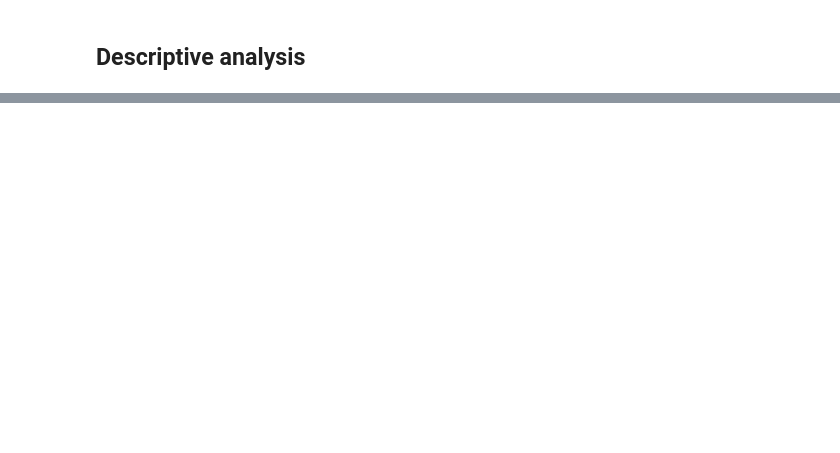
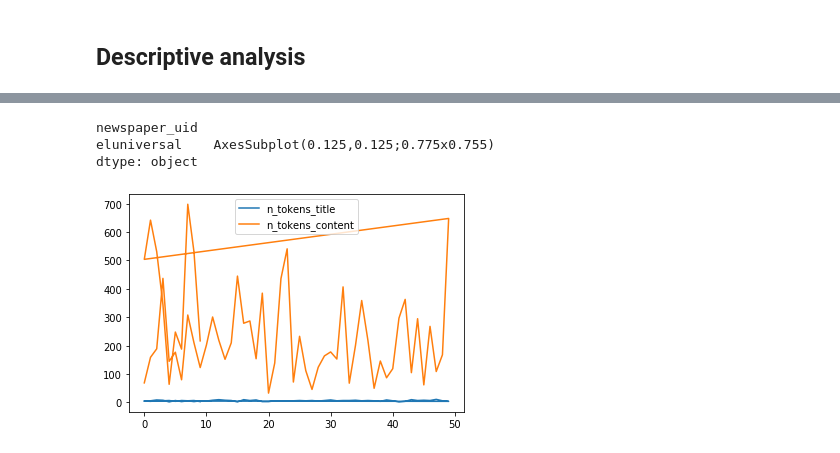
Before and after one commit to eocode/News-Scraper-A-Complete-ETL-Process, a Jupyter notebook: notebooks/Exploring.ipynb, the cells around one changed output, grey strips where cells are left out. Saved outputs shown, nothing was run; the diff lists cells and outputs as text; code cells hidden in the pictures; blank space fills up the shorter version.

```diff
--- a/notebooks/Exploring.ipynb
+++ b/notebooks/Exploring.ipynb
@@ -359,0 +511,7 @@ Length: 50, dtype: object
+# %%
+grouped.plot()
+# %% [output]
+newspaper_uid
+eluniversal    AxesSubplot(0.125,0.125;0.775x0.755)
+dtype: object
+[figure, added]
```
Also changed, not shown: parts of 16 cells of this notebook, 13 other files.
